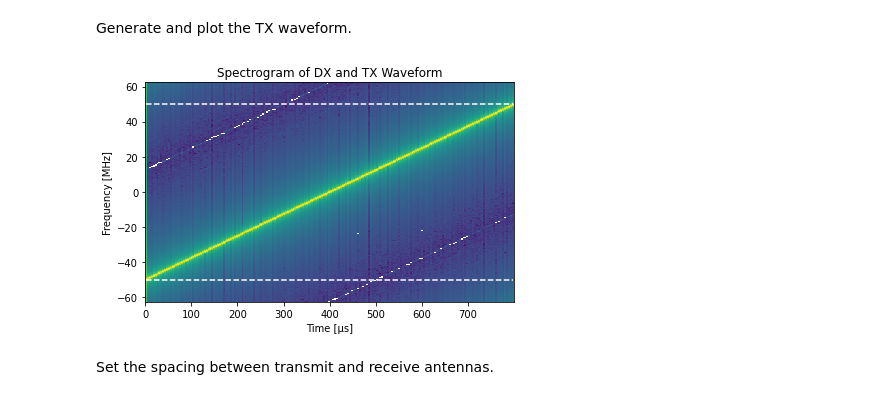
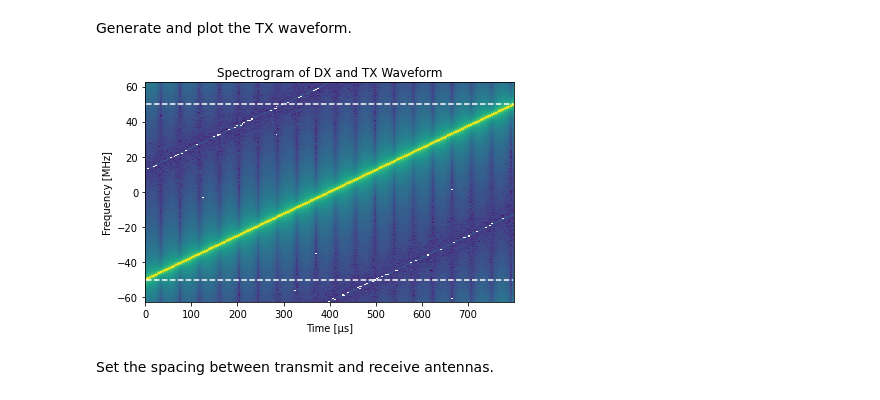
Before and after one commit to tmapana/FERS_tutorials, a Jupyter notebook: tutorial_notebook.ipynb, the cells around one changed output. Cells and saved outputs as stored; diff of their text form; code cells hidden in the pictures.

```diff
--- a/tutorial_notebook.ipynb
+++ b/tutorial_notebook.ipynb
@@ -139,7 +141,7 @@ Noise density: -173.98 [dBm/Hz]
 # %% [markdown]
 Add cycles delay to TX signal
 # %%
-cycles_offset = 100    # number of clock cycles to offset tx chirp by
+cycles_offset = 0    # number of clock cycles to offset tx chirp by
 
 ns_off_rf = int(np.ceil(os_factor * cycles_offset))
 
@@ -166,35 +168,35 @@ tx_chirp[0:ns_off_rf] = 0   # force beginning of chirp to ground
 chirp_plot = dx_chirp + tx_chirp
 
 f, t, spect = spectrogram(
     chirp_plot, # tx_chirp
     fs=rf_sim_rate,
     nperseg=512,
     nfft=512,
     noverlap=0,
     mode='magnitude',
     window='blackman',
     return_onesided=False,
     detrend=False
 )
 
-spect = lin2db(np.abs(spect))
+spect = 2*lin2db(np.abs(spect))
 spect -= spect.max()
 
 spect = np.fft.fftshift(spect, axes=0)
 t *= 1e6
 f = np.fft.fftshift(f)/1e6
 
 plt.figure()
 plt.hlines(ramp_bandwidth/2e6, t[0], t[-1], linestyles='--', colors='white')
 plt.hlines(-ramp_bandwidth/2e6, t[0], t[-1], linestyles='--', colors='white')
 plt.pcolormesh(t, f, spect)
 plt.title('Spectrogram of DX and TX Waveform')
 plt.xlabel('Time [µs]')
 plt.ylabel('Frequency [MHz]')
 plt.tight_layout()
 plt.savefig('dx_tx_spectrum', dpi=300)
 # %% [output]
-[figure, old version]
+[figure, new version]
 # %% [markdown]
 Set the spacing between transmit and receive antennas.
 # %%
```
Also changed, not shown: parts of 17 cells of this notebook, 14 other files.
